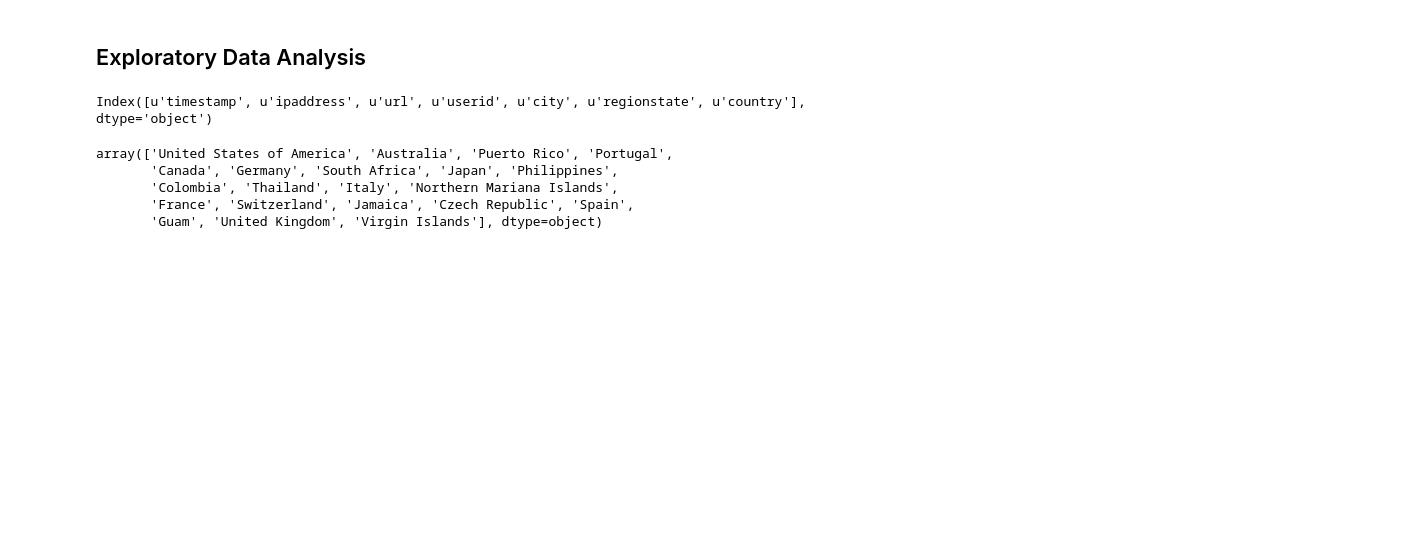
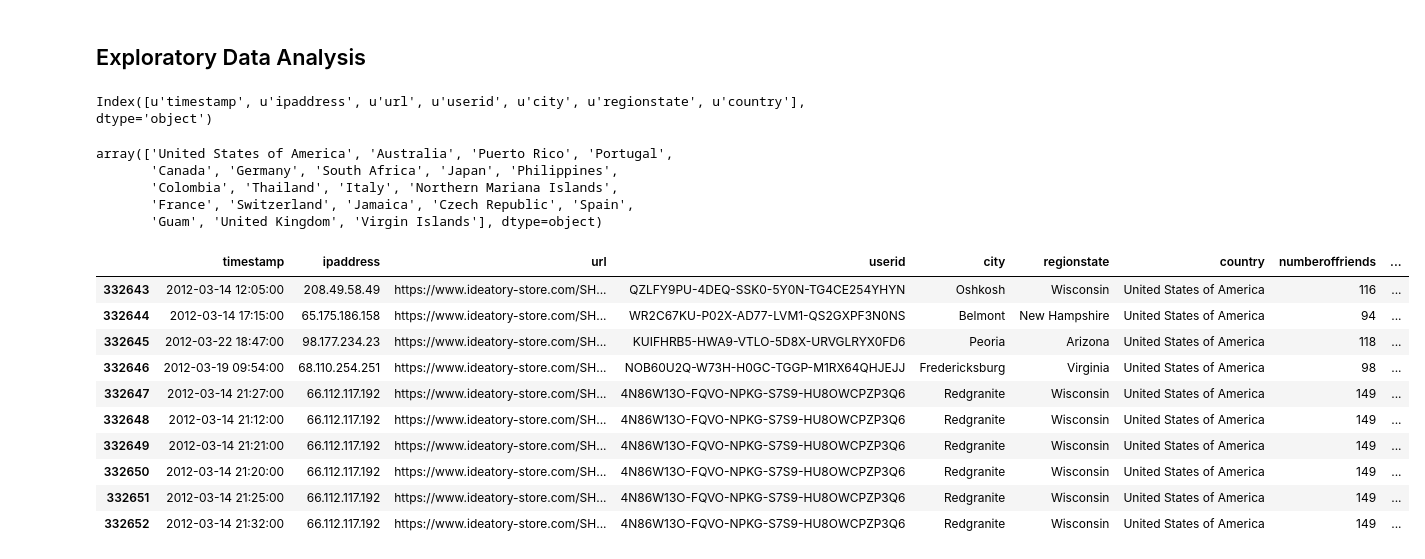
Before and after one commit to numb3r33/ideatory, a Jupyter notebook: ideatory.ipynb, the cells around one changed output. Drawn from its saved outputs; the diff is of its cells as text; code cells hidden in the pictures; blank space fills up the shorter version.

```diff
--- a/ideatory.ipynb
+++ b/ideatory.ipynb
@@ -93,3 +93,17 @@ array(['United States of America', 'Australia', 'Puerto Rico', 'Portugal',
 user_merged = pd.merge(click_stream_data, user_data, on='userid')
 # %%
 merged_data = pd.merge(user_merged, product_data, on='url')
+# %%
+merged_data.tail(10)
+# %% [output]
+|  | timestamp | ipaddress | url | userid | city | regionstate | country | numberoffriends | ... |
+| 332643 | 2012-03-14 12:05:00 | 208.49.58.49 | https://www.ideatory-store.com/SH... | QZLFY9PU-4DEQ-SSK0-5Y0N-TG4CE254YHYN | Oshkosh | Wisconsin | United States of America | 116 | ... |
+| 332644 | 2012-03-14 17:15:00 | 65.175.186.158 | https://www.ideatory-store.com/SH... | WR2C67KU-P02X-AD77-LVM1-QS2GXPF3N0NS | Belmont | New Hampshire | United States of America | 94 | ... |
+| 332645 | 2012-03-22 18:47:00 | 98.177.234.23 | https://www.ideatory-store.com/SH... | KUIFHRB5-HWA9-VTLO-5D8X-URVGLRYX0FD6 | Peoria | Arizona | United States of America | 118 | ... |
+| 332646 | 2012-03-19 09:54:00 | 68.110.254.251 | https://www.ideatory-store.com/SH... | NOB60U2Q-W73H-H0GC-TGGP-M1RX64QHJEJJ | Fredericksburg | Virginia | United States of America | 98 | ... |
+| 332647 | 2012-03-14 21:27:00 | 66.112.117.192 | https://www.ideatory-store.com/SH... | 4N86W13O-FQVO-NPKG-S7S9-HU8OWCPZP3Q6 | Redgranite | Wisconsin | United States of America | 149 | ... |
+| 332648 | 2012-03-14 21:12:00 | 66.112.117.192 | https://www.ideatory-store.com/SH... | 4N86W13O-FQVO-NPKG-S7S9-HU8OWCPZP3Q6 | Redgranite | Wisconsin | United States of America | 149 | ... |
+| 332649 | 2012-03-14 21:21:00 | 66.112.117.192 | https://www.ideatory-store.com/SH... | 4N86W13O-FQVO-NPKG-S7S9-HU8OWCPZP3Q6 | Redgranite | Wisconsin | United States of America | 149 | ... |
+| 332650 | 2012-03-14 21:20:00 | 66.112.117.192 | https://www.ideatory-store.com/SH... | 4N86W13O-FQVO-NPKG-S7S9-HU8OWCPZP3Q6 | Redgranite | Wisconsin | United States of America | 149 | ... |
+| 332651 | 2012-03-14 21:25:00 | 66.112.117.192 | https://www.ideatory-store.com/SH... | 4N86W13O-FQVO-NPKG-S7S9-HU8OWCPZP3Q6 | Redgranite | Wisconsin | United States of America | 149 | ... |
+| 332652 | 2012-03-14 21:32:00 | 66.112.117.192 | https://www.ideatory-store.com/SH... | 4N86W13O-FQVO-NPKG-S7S9-HU8OWCPZP3Q6 | Redgranite | Wisconsin | United States of America | 149 | ... |
```
Also changed, not shown: parts of 15 cells of this notebook.
